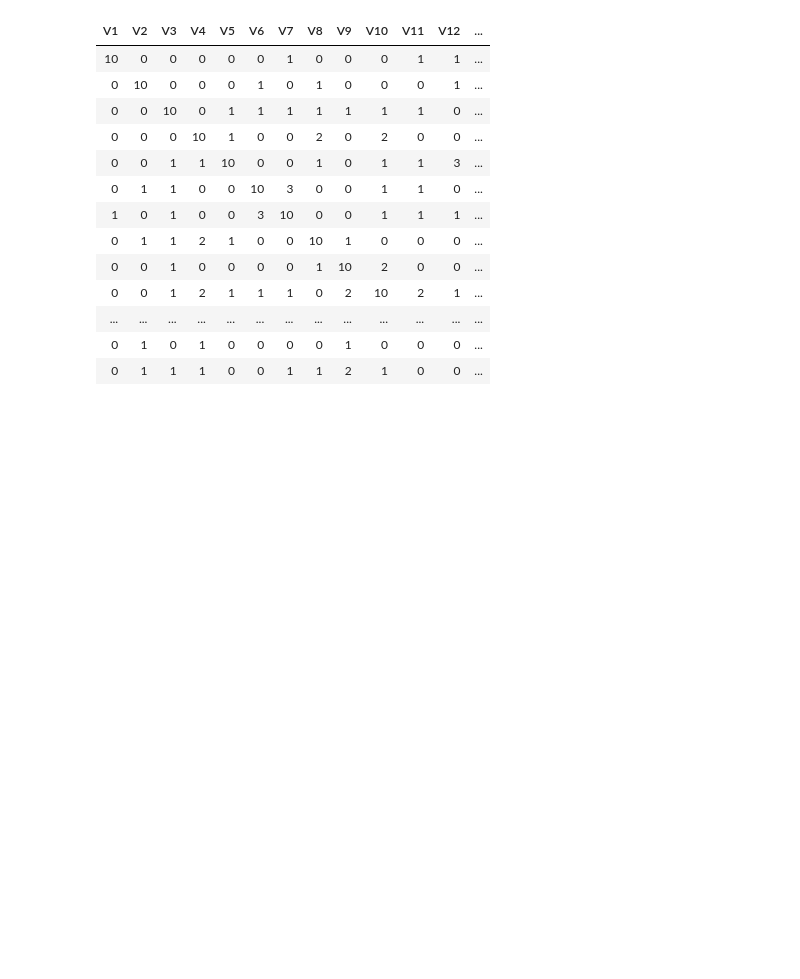
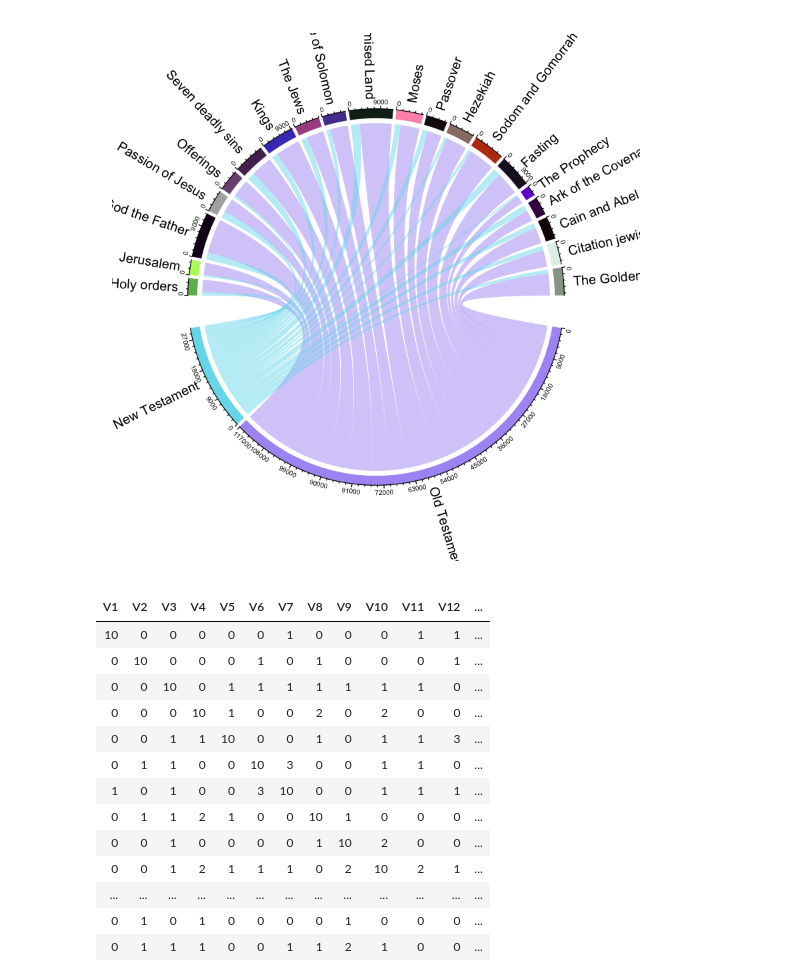
Before and after one commit to JuliusHaring/IRTMBible, a Jupyter notebook: R/Chords.ipynb, the cells around one changed output. Drawn from its saved outputs; the diff is of its cells as text; code cells hidden in the pictures; blank space fills up the shorter version.

Commit message:
added labels to chords

```diff
--- a/R/Chords.ipynb
+++ b/R/Chords.ipynb
@@ -17,3 +12,15 @@ Warning message in chordDiagram(d):
+# %%
+
+chordDiagram(data.matrix(d), annotationTrack = "grid", preAllocateTracks = 1)
+circos.trackPlotRegion(track.index = 1, panel.fun = function(x, y) {
+  xlim = get.cell.meta.data("xlim")
+  ylim = get.cell.meta.data("ylim")
+  sector.name = get.cell.meta.data("sector.index")
+  circos.text(mean(xlim), ylim[1] + .1, sector.name, facing = "clockwise", niceFacing = TRUE, adj = c(0, 0.5))
+  circos.axis(h = "top", labels.cex = 0.5, major.tick.percentage = 0.2, sector.index = sector.name, track.index = 2)
+}, bg.border = NA)
+# %% [output]
+[figure, added]
 # %%
 d2 <- read.csv('./TopicOccurencesPerTestament2.csv', header = FALSE)
 d2
```
Also changed, not shown: parts of 4 cells of this notebook, 1 other file.
